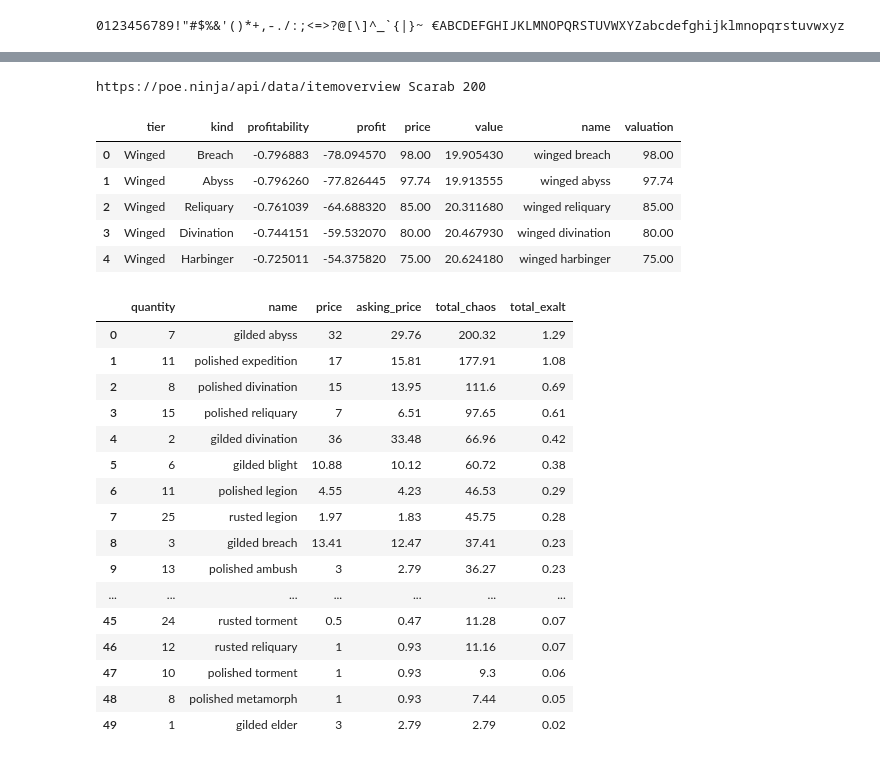
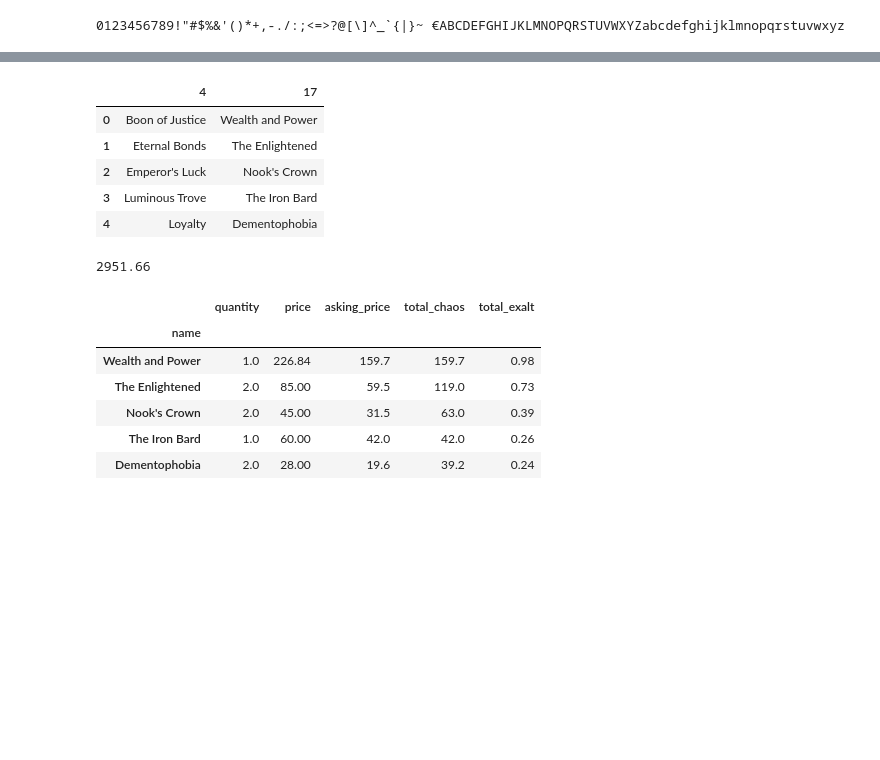
Before and after one commit to arpheno/poe, a Jupyter notebook: tab_analyzer.ipynb, the cells around one changed output, grey strips where cells are left out. Drawn from its saved outputs; the diff is of its cells as text; code cells hidden in the pictures; blank space fills up the shorter version.

```diff
--- a/tab_analyzer.ipynb
+++ b/tab_analyzer.ipynb
@@ -30,15 +55,21 @@ def parse_numbers(img):
     try:
         frags=cut_image_to_frags(img)
     except Exception as e:
-        print(f'{path,img_hash} could not be processed:{e}')
+        print(f'could not be processed:{e}')
         plt.figure(figsize=(20,20))
         plt.imshow(img)
+        raise
+
     results=defaultdict(dict)
     for col in cols_of_interest:
         for row,frag in enumerate(frags[col]):
             _frag=normalize_frag(frag,target=(32,80))
+#             plt.figure()
+#             plt.imshow(_frag)
+#             plt.show()
             result = predict_wrapper(_frag)
-            results[col][row]=result
+#             input(f'{result} next?')
+            results[col][row]=result.replace('..','9.')
     return results
 def parse_text(img,reader):
     assert img.shape[0]*img.shape[1]>0
@@ -49,12 +80,12 @@ def parse_text(img,reader):
         print(f'{path,img_hash} could not be processed:{e}')
         plt.figure(figsize=(20,20))
         plt.imshow(img)
+        raise
     results=defaultdict(dict)
     for col in cols_of_interest:
 
         for row,frag in enumerate(frags[col]):
             result=reader.readtext(frag)
-
             if result:
                 results[col][row]=result[0][1]
     return results
@@ -63,4 +92,6 @@ path='poe/bulk/data/tabs/unknown (25).png'
 # %%
+path='poe/bulk/data/tabs/unknown (32).png'
+
 img=cv2.imread(path)
 results=parse_numbers(img)
 numbers=pd.DataFrame(results)
@@ -91,0 +121,2 @@ strings.head()
+# %%
+prices=retrieve_prices()
@@ -92,43 +141,39 @@ strings.head()
 # %%
-from poe.scarabs.main import scarab_orb_of_horizon
-df=scarab_orb_of_horizon().sort_values('profit')
-df=df.reset_index()
-df['name']=(df.tier+' '+df.kind).str.lower()
-strings_processed=strings.applymap(lambda x: max([(StringMatcher(seq1=str(x).lower(),seq2=str(y).lower()).ratio(),y,x) for y in df['name']])[1])
-scarab_values=df
-scarab_values['valuation']=scarab_values[['price','value']].max(axis=1)
-scarab_values.head()
+
+def map_read_to_ninja(read_from_picture, prices):
+
+    raw=str(read_from_picture).lower()
+    augmented=[f'the {raw}',f'{raw} scarab',raw]
+    asd = max([(StringMatcher(seq1=candidate, seq2=str(y).lower()).ratio(), y, read_from_picture) for y in prices for candidate in augmented])[1]
+    return asd
+from functools import partial
+strings_processed=strings.applymap(partial(map_read_to_ninja,prices=prices))
+strings_processed.head()
 # %% [output]
-https://poe.ninja/api/data/itemoverview Scarab 200
-|  | tier | kind | profitability | profit | price | value | name | valuation |
-| 0 | Winged | Breach | -0.796883 | -78.094570 | 98.00 | 19.905430 | winged breach | 98.00 |
-| 1 | Winged | Abyss | -0.796260 | -77.826445 | 97.74 | 19.913555 | winged abyss | 97.74 |
-| 2 | Winged | Reliquary | -0.761039 | -64.688320 | 85.00 | 20.311680 | winged reliquary | 85.00 |
-| 3 | Winged | Divination | -0.744151 | -59.532070 | 80.00 | 20.467930 | winged divination | 80.00 |
-| 4 | Winged | Harbinger | -0.725011 | -54.375820 | 75.00 | 20.624180 | winged harbinger | 75.00 |
+|  | 4 | 17 |
+| 0 | Boon of Justice | Wealth and Power |
+| 1 | Eternal Bonds | The Enlightened |
+| 2 | Emperor's Luck | Nook's Crown |
+| 3 | Luminous Trove | The Iron Bard |
+| 4 | Loyalty | Dementophobia |
 # %%
 df=numbers.join(strings_processed)
 df=df[sorted(df.columns)].rename({1:'quantity',4:'name',6:'price',8:'asking_price',11:'total_chaos',13:'total_exalt',14:'quantity',17:'name',19:'price',21:'asking_price',24:'total_chaos',26:'total_exalt'},axis=1)
 left=df.iloc[:,int(len(df.columns)/2):]
 right=df.iloc[:,:int(len(df.columns)/2)]
 df=pd.concat([left,right],ignore_index=True,axis=0)
 df=df[df.price!='']
-df
+df['total_chaos']=df.total_chaos.astype(float)
+df=df.set_index('name').astype('float')
+df['total_chaos']=df.quantity*df.asking_price
+print(df['total_chaos'].sum())
+df.head()
 # %% [output]
+2951.66
-|  | quantity | name | price | asking_price | total_chaos | total_exalt |
-| 0 | 7 | gilded abyss | 32 | 29.76 | 200.32 | 1.29 |
-| 1 | 11 | polished expedition | 17 | 15.81 | 177.91 | 1.08 |
-| 2 | 8 | polished divination | 15 | 13.95 | 111.6 | 0.69 |
-| 3 | 15 | polished reliquary | 7 | 6.51 | 97.65 | 0.61 |
-| 4 | 2 | gilded divination | 36 | 33.48 | 66.96 | 0.42 |
-| 5 | 6 | gilded blight | 10.88 | 10.12 | 60.72 | 0.38 |
-| 6 | 11 | polished legion | 4.55 | 4.23 | 46.53 | 0.29 |
-| 7 | 25 | rusted legion | 1.97 | 1.83 | 45.75 | 0.28 |
-| 8 | 3 | gilded breach | 13.41 | 12.47 | 37.41 | 0.23 |
-| 9 | 13 | polished ambush | 3 | 2.79 | 36.27 | 0.23 |
-| ... | ... | ... | ... | ... | ... | ... |
-| 45 | 24 | rusted torment | 0.5 | 0.47 | 11.28 | 0.07 |
-| 46 | 12 | rusted reliquary | 1 | 0.93 | 11.16 | 0.07 |
-| 47 | 10 | polished torment | 1 | 0.93 | 9.3 | 0.06 |
-| 48 | 8 | polished metamorph | 1 | 0.93 | 7.44 | 0.05 |
-| 49 | 1 | gilded elder | 3 | 2.79 | 2.79 | 0.02 |
+|  | quantity | price | asking_price | total_chaos | total_exalt |
+| name |  |  |  |  |  |
+| Wealth and Power | 1.0 | 226.84 | 159.7 | 159.7 | 0.98 |
+| The Enlightened | 2.0 | 85.00 | 59.5 | 119.0 | 0.73 |
+| Nook's Crown | 2.0 | 45.00 | 31.5 | 63.0 | 0.39 |
+| The Iron Bard | 1.0 | 60.00 | 42.0 | 42.0 | 0.26 |
+| Dementophobia | 2.0 | 28.00 | 19.6 | 39.2 | 0.24 |
```
Also changed, not shown: parts of 15 cells of this notebook, 14 other files.
